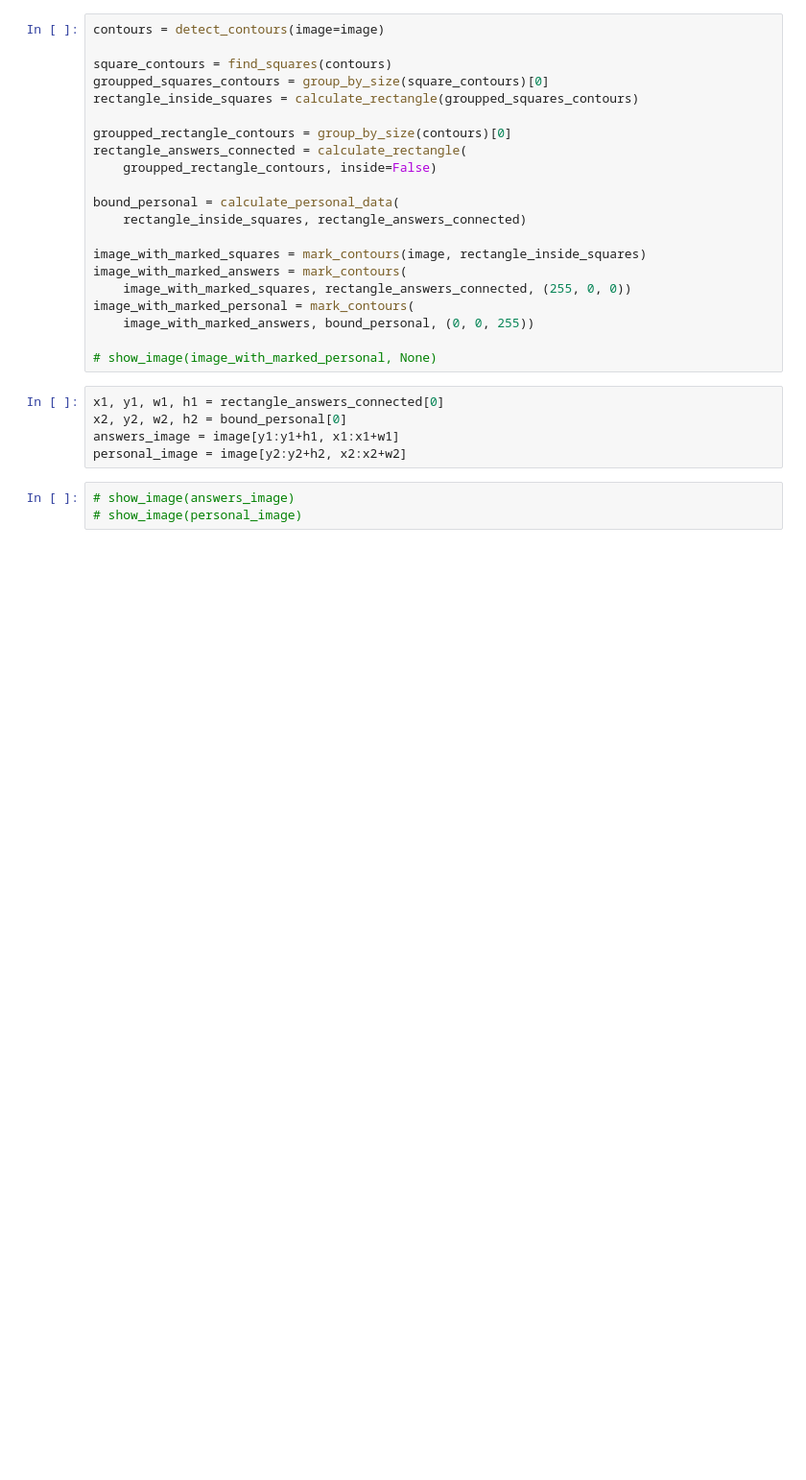
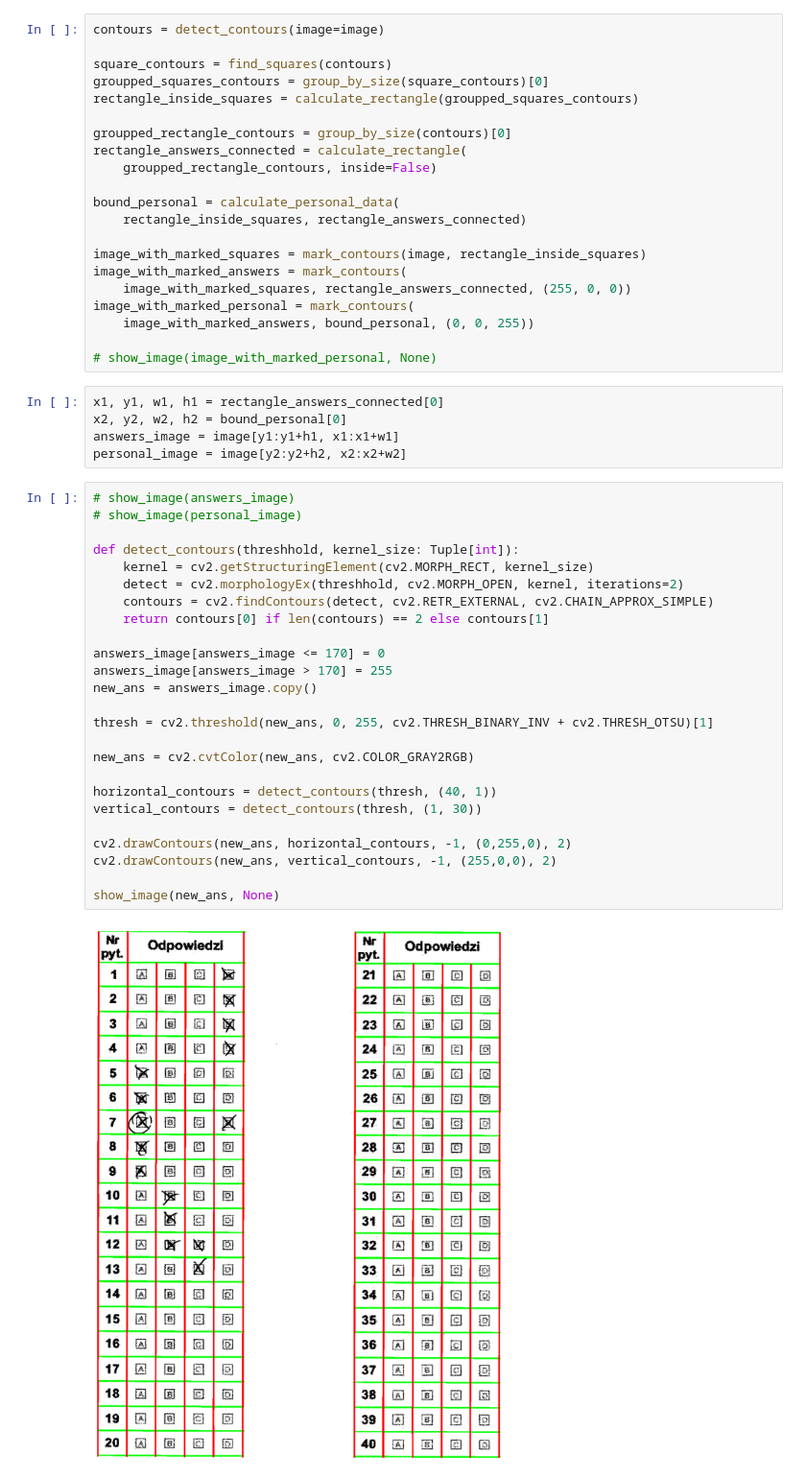
Before and after one commit to cvlab-ai/splinter, a Jupyter notebook: backend/exam_solver.ipynb, the cells around one changed output. Shown: that part at 96% size. Drawn from its saved outputs; the diff is of its cells as text; blank space fills up the shorter version.

Commit message:
Add vertical and horizontal lines, add openvino ocr models

```diff
--- a/backend/exam_solver.ipynb
+++ b/backend/exam_solver.ipynb
@@ -118,6 +118,30 @@ x1, y1, w1, h1 = rectangle_answers_connected[0]
 x2, y2, w2, h2 = bound_personal[0]
 answers_image = image[y1:y1+h1, x1:x1+w1]
 personal_image = image[y2:y2+h2, x2:x2+w2]
-# %%
-# show_image(answers_image)
-# show_image(personal_image)
+# %%
+# show_image(answers_image)
+# show_image(personal_image)
+
+def detect_contours(threshhold, kernel_size: Tuple[int]):
+    kernel = cv2.getStructuringElement(cv2.MORPH_RECT, kernel_size)
+    detect = cv2.morphologyEx(threshhold, cv2.MORPH_OPEN, kernel, iterations=2)
+    contours = cv2.findContours(detect, cv2.RETR_EXTERNAL, cv2.CHAIN_APPROX_SIMPLE)
+    return contours[0] if len(contours) == 2 else contours[1]
+
+answers_image[answers_image <= 170] = 0
+answers_image[answers_image > 170] = 255
+new_ans = answers_image.copy()
+
+thresh = cv2.threshold(new_ans, 0, 255, cv2.THRESH_BINARY_INV + cv2.THRESH_OTSU)[1]
+
+new_ans = cv2.cvtColor(new_ans, cv2.COLOR_GRAY2RGB)
+
+horizontal_contours = detect_contours(thresh, (40, 1))
+vertical_contours = detect_contours(thresh, (1, 30))
+
+cv2.drawContours(new_ans, horizontal_contours, -1, (0,255,0), 2)
+cv2.drawContours(new_ans, vertical_contours, -1, (255,0,0), 2)
+
+show_image(new_ans, None)
+# %% [output]
+[figure, added]
```
